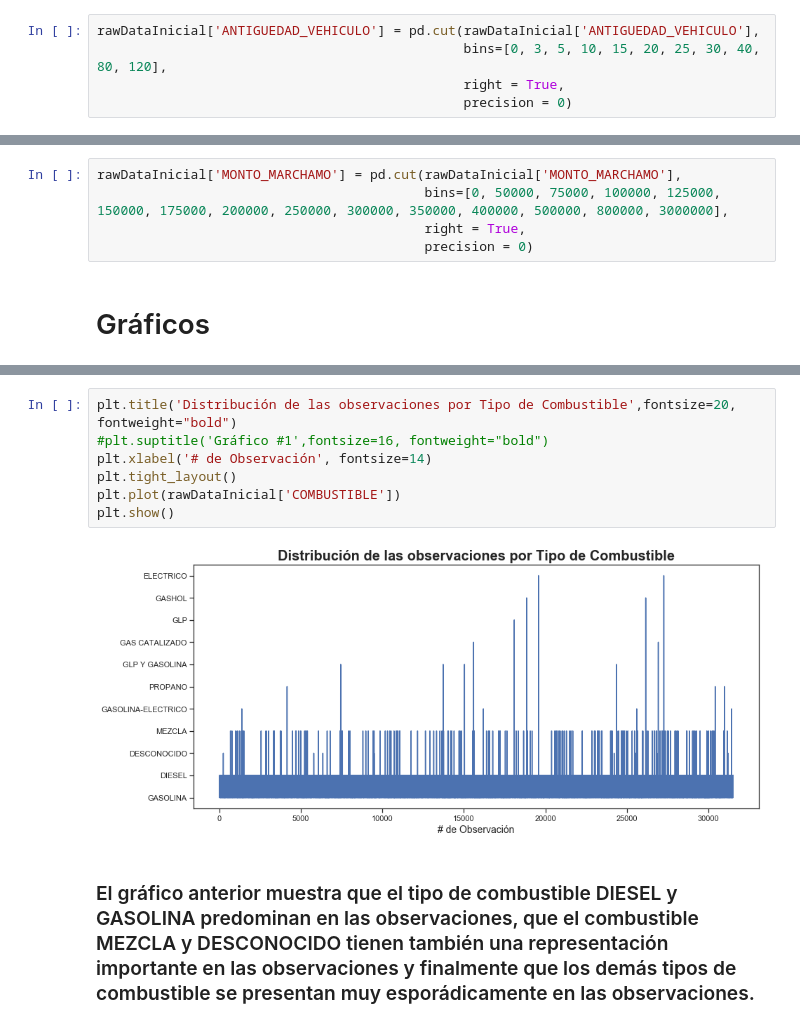
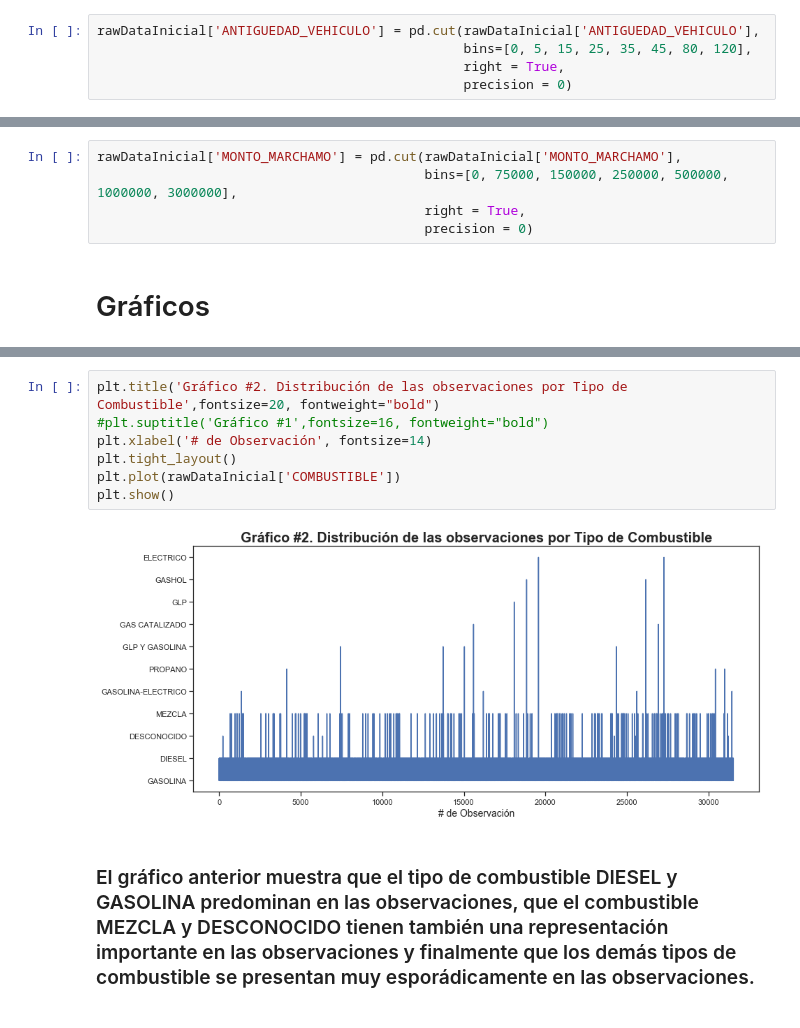
Before and after one commit to norbertorodriguez/CapstoneProject, a Jupyter notebook: MarchamosThreeModels.ipynb, the cells around one changed output, grey strips where cells are left out. Drawn from its saved outputs; the diff is of its cells as text.

```diff
--- a/MarchamosThreeModels.ipynb
+++ b/MarchamosThreeModels.ipynb
@@ -206,14 +220,14 @@ del rawDataInicial['VALOR_FISCAL']
 ### La antiguedad del vehiculo se discretiza en 6 grupos
 # %%
 rawDataInicial['ANTIGUEDAD_VEHICULO'] = pd.cut(rawDataInicial['ANTIGUEDAD_VEHICULO'],
-                                               bins=[0, 3, 5, 10, 15, 20, 25, 30, 40, 80, 120],
+                                               bins=[0, 5, 15, 25, 35, 45, 80, 120],
                                                right = True,
                                                precision = 0)
 # %% [markdown]
 ### El monto del marchamo del vehículo se discretiza en 6 grupos
 # %%
 rawDataInicial['MONTO_MARCHAMO'] = pd.cut(rawDataInicial['MONTO_MARCHAMO'],
-                                          bins=[0, 50000, 75000, 100000, 125000, 150000, 175000, 200000, 250000, 300000, 350000, 400000, 500000, 800000, 3000000],
+                                          bins=[0, 75000, 150000, 250000, 500000, 1000000, 3000000],
                                           right = True,
                                           precision = 0)
 # %% [markdown]
@@ -236,11 +286,11 @@ Text(0.5, 0, 'Cantidad de Observaciones')
 # %%
-plt.title('Distribución de las observaciones por Tipo de Combustible',fontsize=20, fontweight="bold")
+plt.title('Gráfico #2. Distribución de las observaciones por Tipo de Combustible',fontsize=20, fontweight="bold")
 #plt.suptitle('Gráfico #1',fontsize=16, fontweight="bold")
 plt.xlabel('# de Observación', fontsize=14)
 plt.tight_layout()
 plt.plot(rawDataInicial['COMBUSTIBLE'])
 plt.show()
 # %% [output]
-[figure, old version]
+[figure, new version]
 # %% [markdown]
 ### El gráfico anterior muestra que el tipo de combustible DIESEL y GASOLINA predominan en las observaciones, que el combustible MEZCLA y DESCONOCIDO tienen también una representación importante en las observaciones y finalmente que los demás tipos de combustible se presentan muy esporádicamente en las observaciones.
```
Also changed, not shown: parts of 51 cells of this notebook.
